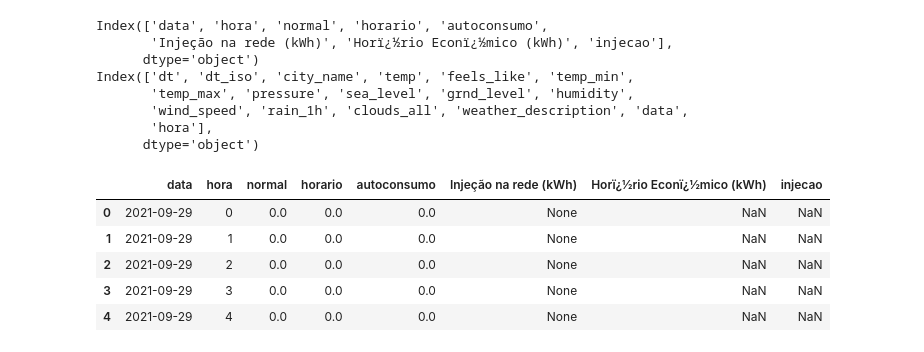
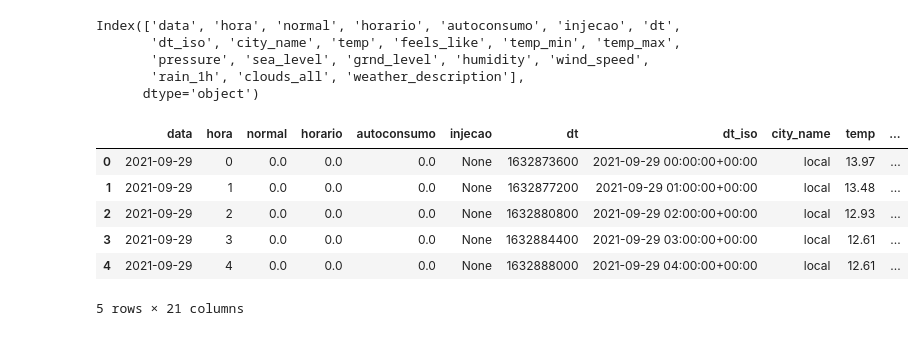
Before and after one commit to pedrops164/daa2324, a Jupyter notebook: competicao/src/analysis_Joao.ipynb, the cells around one changed output. Cells and saved outputs as stored; diff of their text form; code cells hidden in the pictures.

```diff
--- a/competicao/src/analysis_Joao.ipynb
+++ b/competicao/src/analysis_Joao.ipynb
@@ -61,6 +62,6 @@ memory usage: 774.6+ KB
 None
 # %%
-train = pd.merge(train_energia, train_meteo)
+train = pd.merge(train_energia, train_meteo, how='outer')
 # %%
 train
 # %% [output]
@@ -81,24 +82,21 @@ train
 '''
 Inspect data
 '''
-print(train_energia.columns)
-print(train_meteo.columns)
+print(train.columns)
 # %% [output]
-Index(['data', 'hora', 'normal', 'horario', 'autoconsumo',
-       'Injeção na rede (kWh)', 'Horï¿½rio Econï¿½mico (kWh)', 'injecao'],
+Index(['data', 'hora', 'normal', 'horario', 'autoconsumo', 'injecao', 'dt',
+       'dt_iso', 'city_name', 'temp', 'feels_like', 'temp_min', 'temp_max',
+       'pressure', 'sea_level', 'grnd_level', 'humidity', 'wind_speed',
+       'rain_1h', 'clouds_all', 'weather_description'],
       dtype='object')
-Index(['dt', 'dt_iso', 'city_name', 'temp', 'feels_like', 'temp_min',
-       'temp_max', 'pressure', 'sea_level', 'grnd_level', 'humidity',
-       'wind_speed', 'rain_1h', 'clouds_all', 'weather_description', 'data',
-       'hora'],
-      dtype='object')
 # %%
 
-train_energia.head()
+train.head()
 # %% [output]
-|  | data | hora | normal | horario | autoconsumo | Injeção na rede (kWh) | Horï¿½rio Econï¿½mico (kWh) | injecao |
-| 0 | 2021-09-29 | 0 | 0.0 | 0.0 | 0.0 | None | NaN | NaN |
-| 1 | 2021-09-29 | 1 | 0.0 | 0.0 | 0.0 | None | NaN | NaN |
-| 2 | 2021-09-29 | 2 | 0.0 | 0.0 | 0.0 | None | NaN | NaN |
-| 3 | 2021-09-29 | 3 | 0.0 | 0.0 | 0.0 | None | NaN | NaN |
-| 4 | 2021-09-29 | 4 | 0.0 | 0.0 | 0.0 | None | NaN | NaN |
+|  | data | hora | normal | horario | autoconsumo | injecao | dt | dt_iso | city_name | temp | ... |
+| 0 | 2021-09-29 | 0 | 0.0 | 0.0 | 0.0 | None | 1632873600 | 2021-09-29 00:00:00+00:00 | local | 13.97 | ... |
+| 1 | 2021-09-29 | 1 | 0.0 | 0.0 | 0.0 | None | 1632877200 | 2021-09-29 01:00:00+00:00 | local | 13.48 | ... |
+| 2 | 2021-09-29 | 2 | 0.0 | 0.0 | 0.0 | None | 1632880800 | 2021-09-29 02:00:00+00:00 | local | 12.93 | ... |
+| 3 | 2021-09-29 | 3 | 0.0 | 0.0 | 0.0 | None | 1632884400 | 2021-09-29 03:00:00+00:00 | local | 12.61 | ... |
+| 4 | 2021-09-29 | 4 | 0.0 | 0.0 | 0.0 | None | 1632888000 | 2021-09-29 04:00:00+00:00 | local | 12.61 | ... |
+5 rows × 21 columns
```
Also changed, not shown: parts of 20 cells of this notebook, 1 other file.
